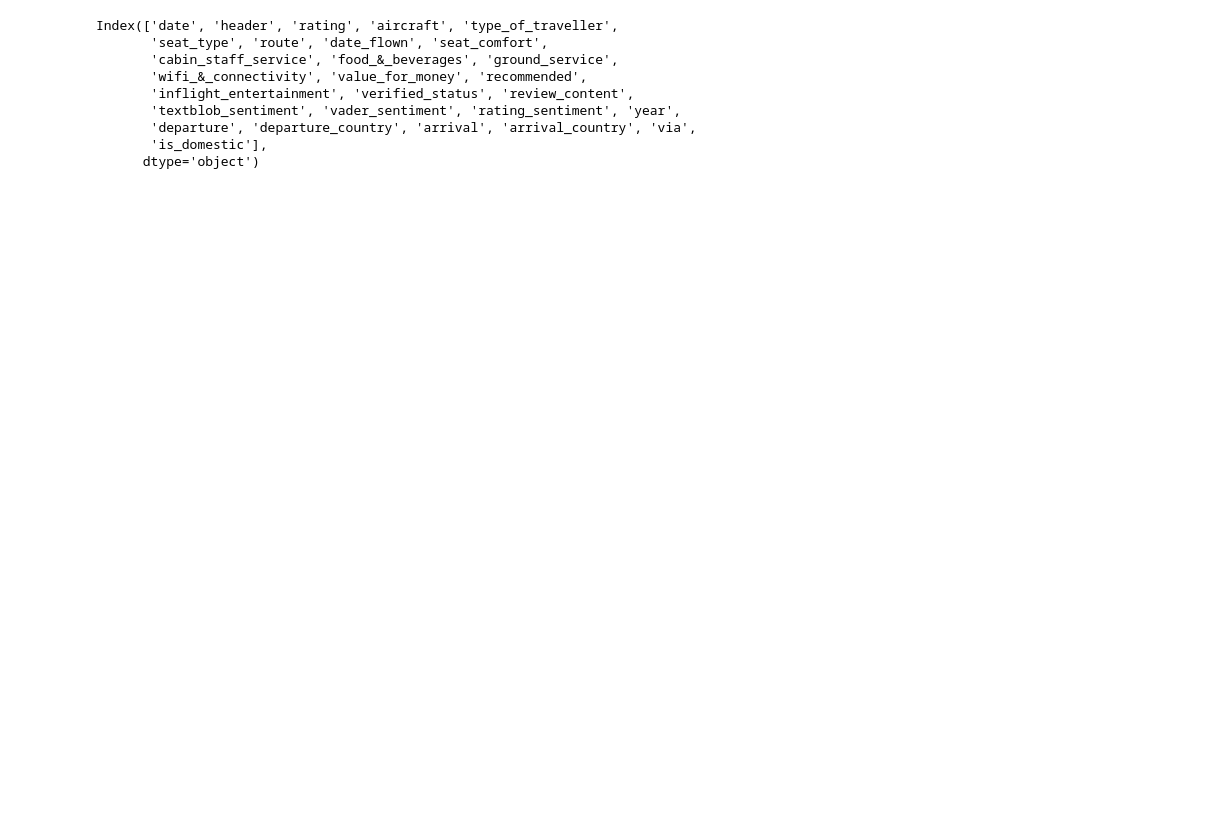
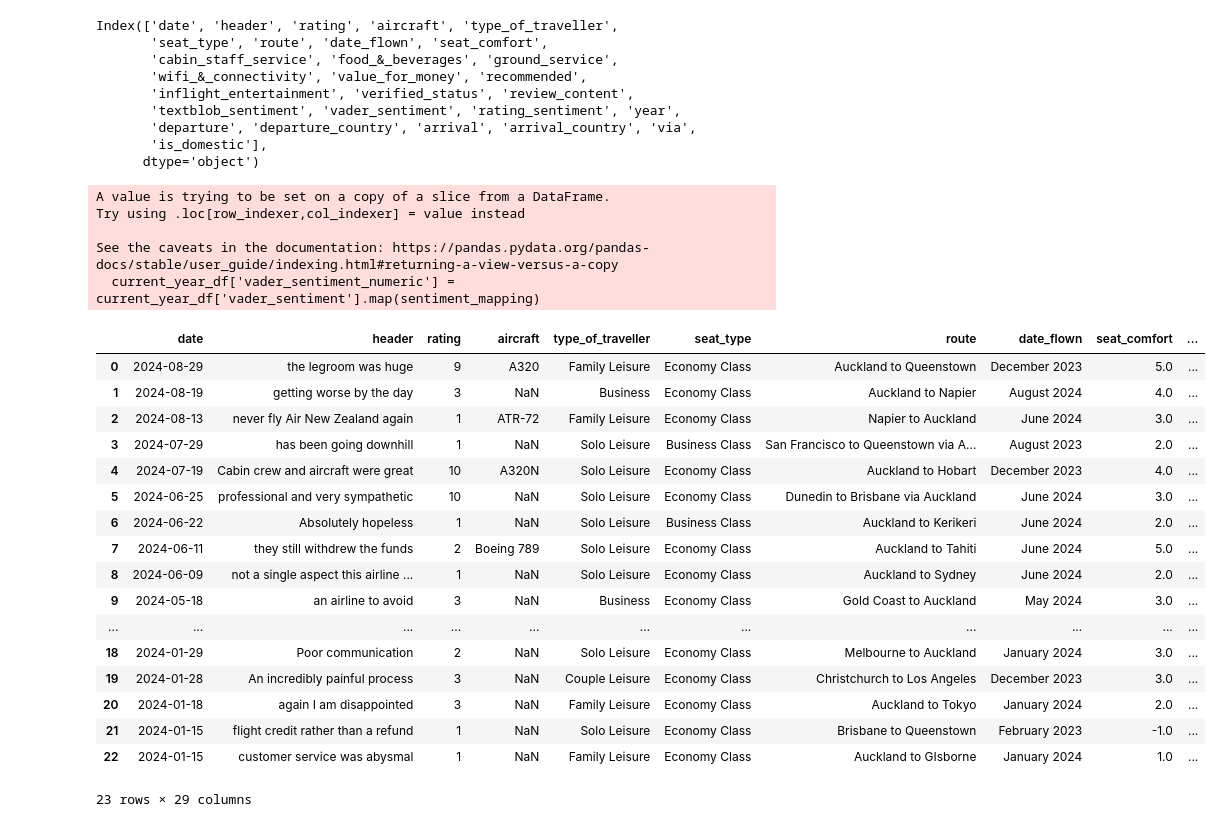
Before and after one commit to ainna-sabado/air-new-zealand-customer-feedback-analysis, a Jupyter notebook: eda-customer-feedback.ipynb, the cells around one changed output. Cells and saved outputs as stored; diff of their text form; code cells hidden in the pictures; blank space fills up the shorter version.

```diff
--- a/eda-customer-feedback.ipynb
+++ b/eda-customer-feedback.ipynb
@@ -1338,6 +1359,8 @@ reviews_df['vader_sentiment_numeric'] = reviews_df['vader_sentiment'].map(sentim
 # %%
-# Get the current year (assuming 'year' column exists)
-current_year = reviews_df['year'].max()
+from datetime import datetime
 
-# Filter reviews from the current year
-current_year_reviews = reviews_df[reviews_df['year'] == current_year]
+# Get the current year
+current_year = datetime.now().year
+
+# Filter the data for the current year
+current_year_df = reviews_df[reviews_df['year'] == current_year]
@@ -1348 +1367,30 @@ international_routes = current_year_reviews[~current_year_reviews['is_domestic']
+# %%
+# Mapping vader_sentiment to numerical values
+sentiment_mapping = {'Negative': -1.0, 'Neutral': 0.0, 'Positive': 1.0}
+current_year_df['vader_sentiment_numeric'] = current_year_df['vader_sentiment'].map(sentiment_mapping)
+current_year_df
+# %% [output]
+A value is trying to be set on a copy of a slice from a DataFrame.
+Try using .loc[row_indexer,col_indexer] = value instead
+
+See the caveats in the documentation: https://pandas.pydata.org/pandas-docs/stable/user_guide/indexing.html#returning-a-view-versus-a-copy
+  current_year_df['vader_sentiment_numeric'] = current_year_df['vader_sentiment'].map(sentiment_mapping)
+|  | date | header | rating | aircraft | type_of_traveller | seat_type | route | date_flown | seat_comfort | ... |
+| 0 | 2024-08-29 | the legroom was huge | 9 | A320 | Family Leisure | Economy Class | Auckland to Queenstown | December 2023 | 5.0 | ... |
+| 1 | 2024-08-19 | getting worse by the day | 3 | NaN | Business | Economy Class | Auckland to Napier | August 2024 | 4.0 | ... |
+| 2 | 2024-08-13 | never fly Air New Zealand again | 1 | ATR-72 | Family Leisure | Economy Class | Napier to Auckland | June 2024 | 3.0 | ... |
+| 3 | 2024-07-29 | has been going downhill | 1 | NaN | Solo Leisure | Business Class | San Francisco to Queenstown via A... | August 2023 | 2.0 | ... |
+| 4 | 2024-07-19 | Cabin crew and aircraft were great | 10 | A320N | Solo Leisure | Economy Class | Auckland to Hobart | December 2023 | 4.0 | ... |
+| 5 | 2024-06-25 | professional and very sympathetic | 10 | NaN | Solo Leisure | Economy Class | Dunedin to Brisbane via Auckland | June 2024 | 3.0 | ... |
+| 6 | 2024-06-22 | Absolutely hopeless | 1 | NaN | Solo Leisure | Business Class | Auckland to Kerikeri | June 2024 | 2.0 | ... |
+| 7 | 2024-06-11 | they still withdrew the funds | 2 | Boeing 789 | Solo Leisure | Economy Class | Auckland to Tahiti | June 2024 | 5.0 | ... |
+| 8 | 2024-06-09 | not a single aspect this airline ... | 1 | NaN | Solo Leisure | Economy Class | Auckland to Sydney | June 2024 | 2.0 | ... |
+| 9 | 2024-05-18 | an airline to avoid | 3 | NaN | Business | Economy Class | Gold Coast to Auckland | May 2024 | 3.0 | ... |
+| ... | ... | ... | ... | ... | ... | ... | ... | ... | ... | ... |
+| 18 | 2024-01-29 | Poor communication | 2 | NaN | Solo Leisure | Economy Class | Melbourne to Auckland | January 2024 | 3.0 | ... |
+| 19 | 2024-01-28 | An incredibly painful process | 3 | NaN | Couple Leisure | Economy Class | Christchurch to Los Angeles | December 2023 | 3.0 | ... |
+| 20 | 2024-01-18 | again I am disappointed | 3 | NaN | Family Leisure | Economy Class | Auckland to Tokyo | January 2024 | 2.0 | ... |
+| 21 | 2024-01-15 | flight credit rather than a refund | 1 | NaN | Solo Leisure | Economy Class | Brisbane to Queenstown | February 2023 | -1.0 | ... |
+| 22 | 2024-01-15 | customer service was abysmal | 1 | NaN | Family Leisure | Economy Class | Auckland to GIsborne | January 2024 | 1.0 | ... |
+23 rows × 29 columns
 # %%
```
Also changed, not shown: parts of 20 cells of this notebook, 1 other file.
